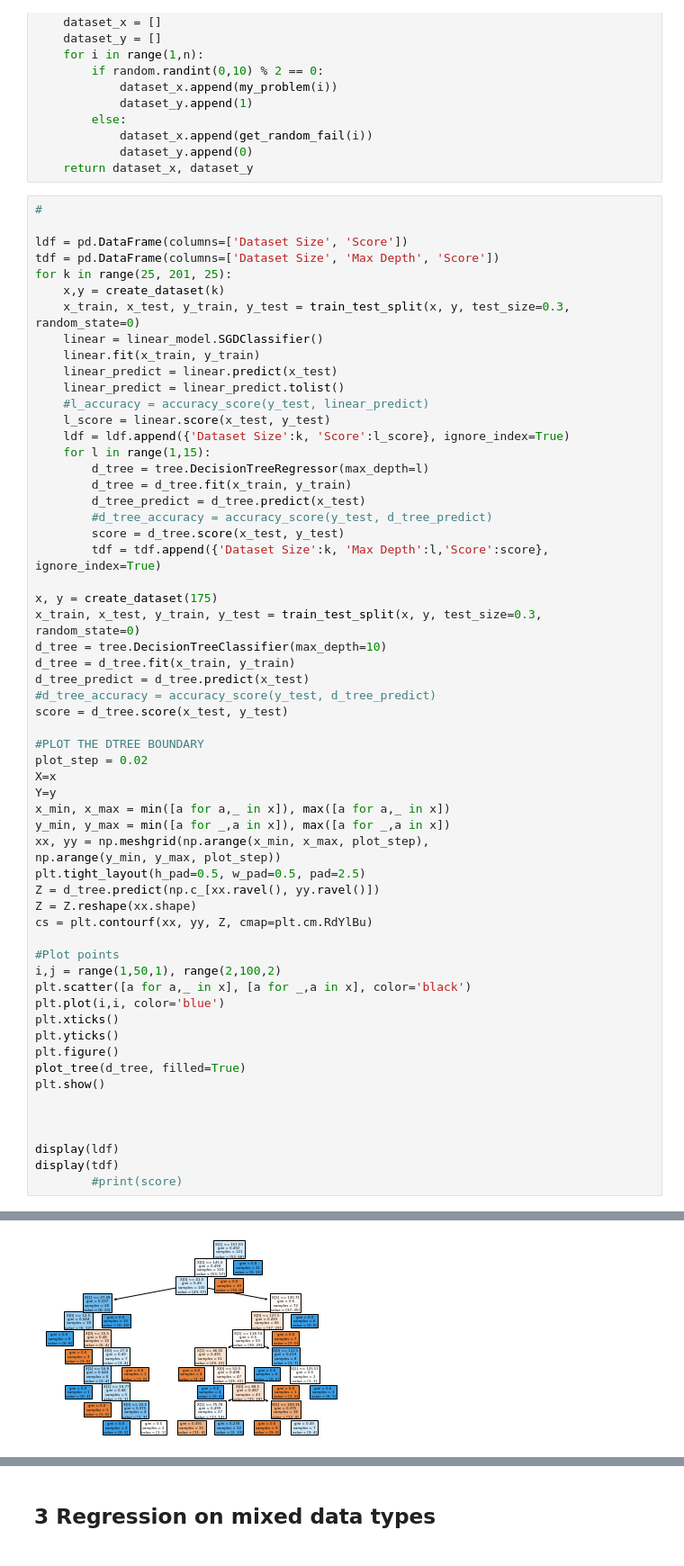
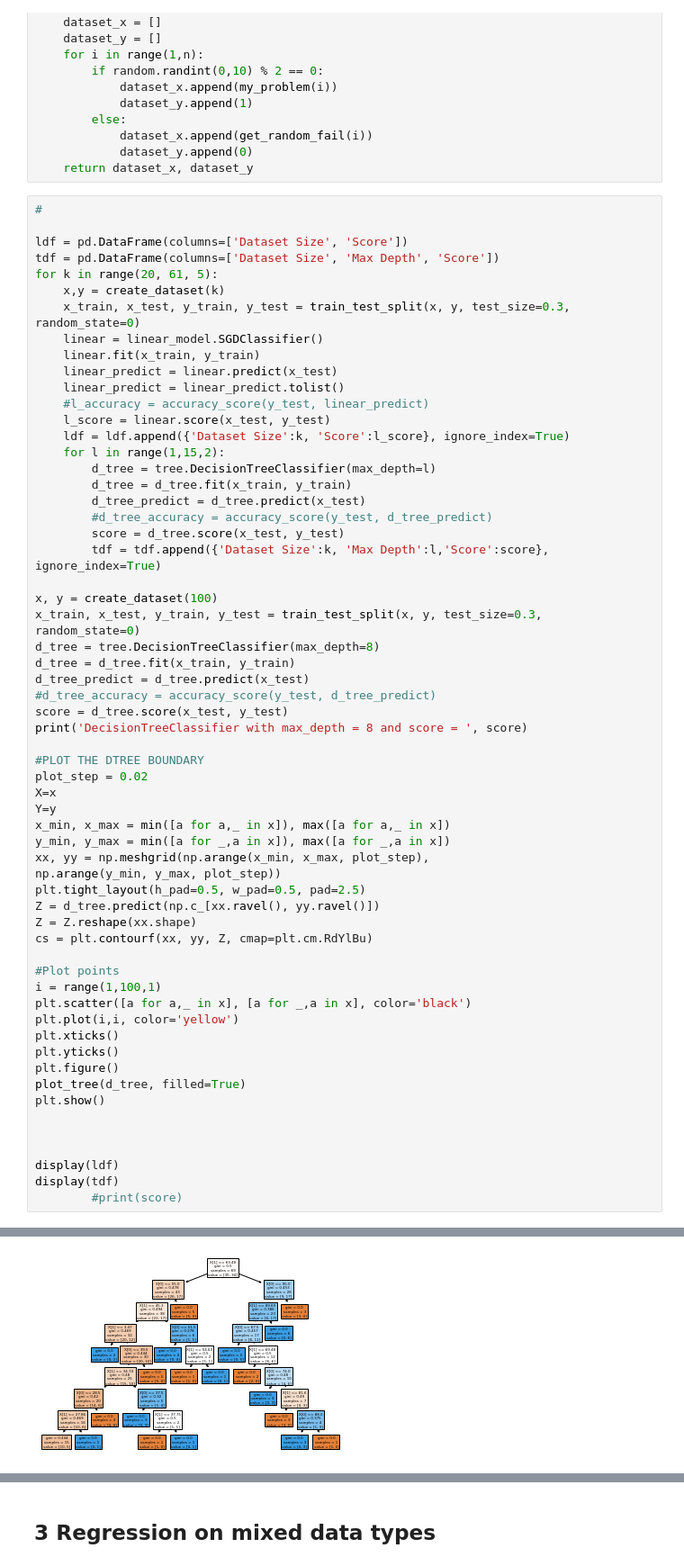
Before and after one commit to bluewater18/ml, a Jupyter notebook: mme88.ipynb, the cells around one changed output, grey strips where cells are left out. Shown: that part at 90% size. Cells and saved outputs as stored; diff of their text form.

```diff
--- a/mme88.ipynb
+++ b/mme88.ipynb
@@ -219,7 +219,7 @@ def create_dataset(n=100):
 
 ldf = pd.DataFrame(columns=['Dataset Size', 'Score'])
 tdf = pd.DataFrame(columns=['Dataset Size', 'Max Depth', 'Score'])
-for k in range(25, 201, 25):
+for k in range(20, 61, 5):
     x,y = create_dataset(k)
     x_train, x_test, y_train, y_test = train_test_split(x, y, test_size=0.3, random_state=0)
     linear = linear_model.SGDClassifier()
@@ -229,21 +229,22 @@ for k in range(25, 201, 25):
     #l_accuracy = accuracy_score(y_test, linear_predict)
     l_score = linear.score(x_test, y_test)
     ldf = ldf.append({'Dataset Size':k, 'Score':l_score}, ignore_index=True)
-    for l in range(1,15):
-        d_tree = tree.DecisionTreeRegressor(max_depth=l)
+    for l in range(1,15,2):
+        d_tree = tree.DecisionTreeClassifier(max_depth=l)
         d_tree = d_tree.fit(x_train, y_train)
         d_tree_predict = d_tree.predict(x_test)
         #d_tree_accuracy = accuracy_score(y_test, d_tree_predict)
         score = d_tree.score(x_test, y_test)
         tdf = tdf.append({'Dataset Size':k, 'Max Depth':l,'Score':score}, ignore_index=True)
 
-x, y = create_dataset(175)
+x, y = create_dataset(100)
 x_train, x_test, y_train, y_test = train_test_split(x, y, test_size=0.3, random_state=0)
-d_tree = tree.DecisionTreeClassifier(max_depth=10)
+d_tree = tree.DecisionTreeClassifier(max_depth=8)
 d_tree = d_tree.fit(x_train, y_train)
 d_tree_predict = d_tree.predict(x_test)
 #d_tree_accuracy = accuracy_score(y_test, d_tree_predict)
 score = d_tree.score(x_test, y_test)
+print('DecisionTreeClassifier with max_depth = 8 and score = ', score)
 
 #PLOT THE DTREE BOUNDARY
 plot_step = 0.02
@@ -259,9 +260,9 @@ Z = Z.reshape(xx.shape)
 cs = plt.contourf(xx, yy, Z, cmap=plt.cm.RdYlBu)
 
 #Plot points
-i,j = range(1,50,1), range(2,100,2)
+i = range(1,100,1)
 plt.scatter([a for a,_ in x], [a for _,a in x], color='black')
-plt.plot(i,i, color='blue')
+plt.plot(i,i, color='yellow')
 plt.xticks()
 plt.yticks()
 plt.figure()
@@ -278,2 +280,2 @@ display(tdf)
-[figure, old version]
+[figure, new version]
 |  | Dataset Size | Score |
```
Also changed, not shown: parts of 4 cells of this notebook.
